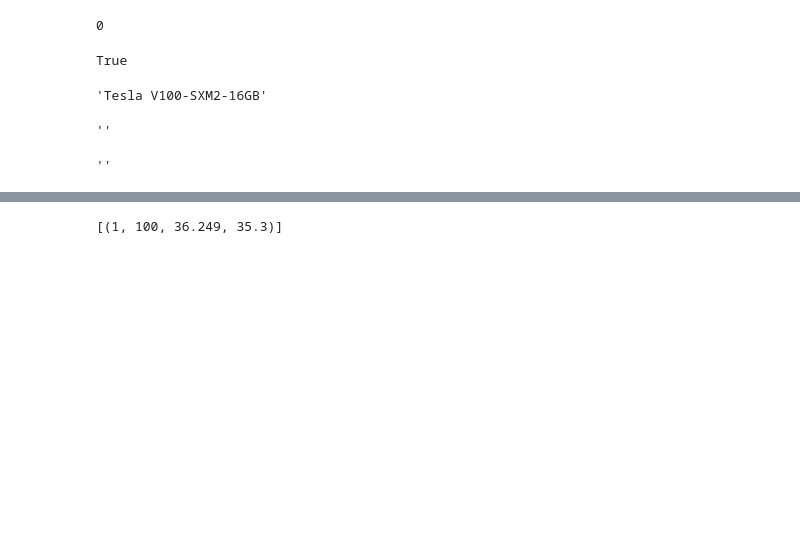
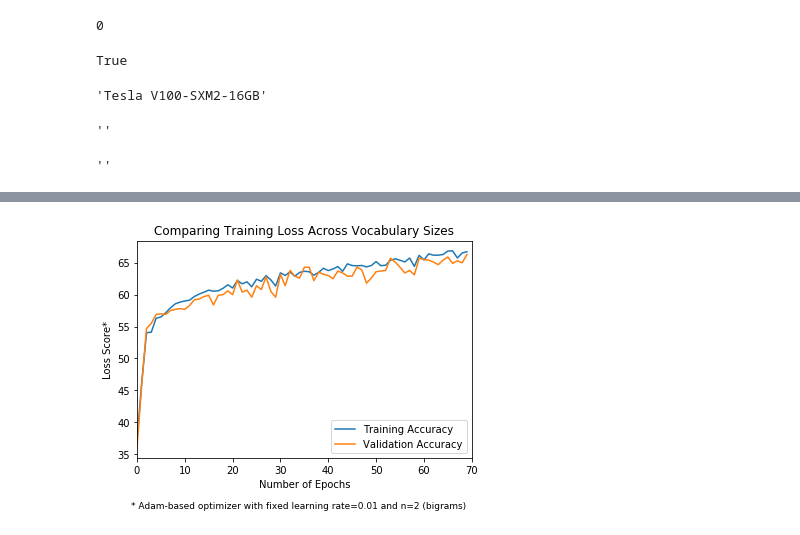
Before and after one commit to dgodevais/ds1011_hw2, a Jupyter notebook: DS1011_NLP_HW2.ipynb, the cells around one changed output, grey strips where cells are left out. Saved outputs shown, nothing was run; the diff lists cells and outputs as text; code cells hidden in the pictures; blank space fills up the shorter version.

Commit message:
plotting and adding try for CNN

```diff
--- a/DS1011_NLP_HW2.ipynb
+++ b/DS1011_NLP_HW2.ipynb
@@ -453,18 +453,18 @@ val_loader = torch.utils.data.DataLoader(dataset=val_dataset,
                                            collate_fn=snli_collate_func,
                                            shuffle=True)
 
-model = GRU(embeddings=embeddings,
+model_gru = GRU(embeddings=embeddings,
             hidden_size=200,
             num_layers=2,
             num_classes=3)
 
-# model = CNN(embeddings=embeddings,
-#             hidden_size=200,
-#             num_layers=2,
-#             num_classes=3)
-accuracies = []
-run_model(mdb, model, accuracies)
-print(accuracies)
+model_cnn = CNN(embeddings=embeddings,
+            hidden_size=200,
+            num_layers=2,
+            num_classes=3)
+accuracies_cnn = []
+run_model(mdb, model_cnn, accuracies_cnn)
+print(accuracies_cnn)
 # %% [output]
 Embedding(50000, 300)
 All of the lines!!!
@@ -486,7 +487,28 @@ Elapsed time 36.83 seconds
-# %%
-accuracies
-# %% [output]
-[(1, 100, 36.249, 35.3)]
+# %%
+# Run this so your plots show properly
+import matplotlib.pyplot as plt
+from sklearn.metrics import roc_curve, auc
+%matplotlib inline
+
+training_acc = [acc[2] for acc in accuracies]
+val_acc = [acc[3] for acc in accuracies]
+
+plt.plot(list(range(0, 70)), training_acc, label="Training Accuracy")
+plt.plot(list(range(0, 70)), val_acc, label="Validation Accuracy")
+
+
+plt.title('Comparing Training Loss Across Vocabulary Sizes')
+plt.legend(loc = 'lower right')
+# plt.ylim([0, 15])
+plt.xlim([0, 70])
+
+plt.ylabel('Loss Score*')
+plt.xlabel('Number of Epochs')
+txt="* Adam-based optimizer with fixed learning rate=0.01 and n=2 (bigrams)"
+plt.figtext(0.5, -0.05, txt, wrap=True, horizontalalignment='center', fontsize=9)
+plt.show()
+# %% [output]
+[figure, added]
 # %%
 def
 
```
Also changed, not shown: parts of 1 cell of this notebook.
